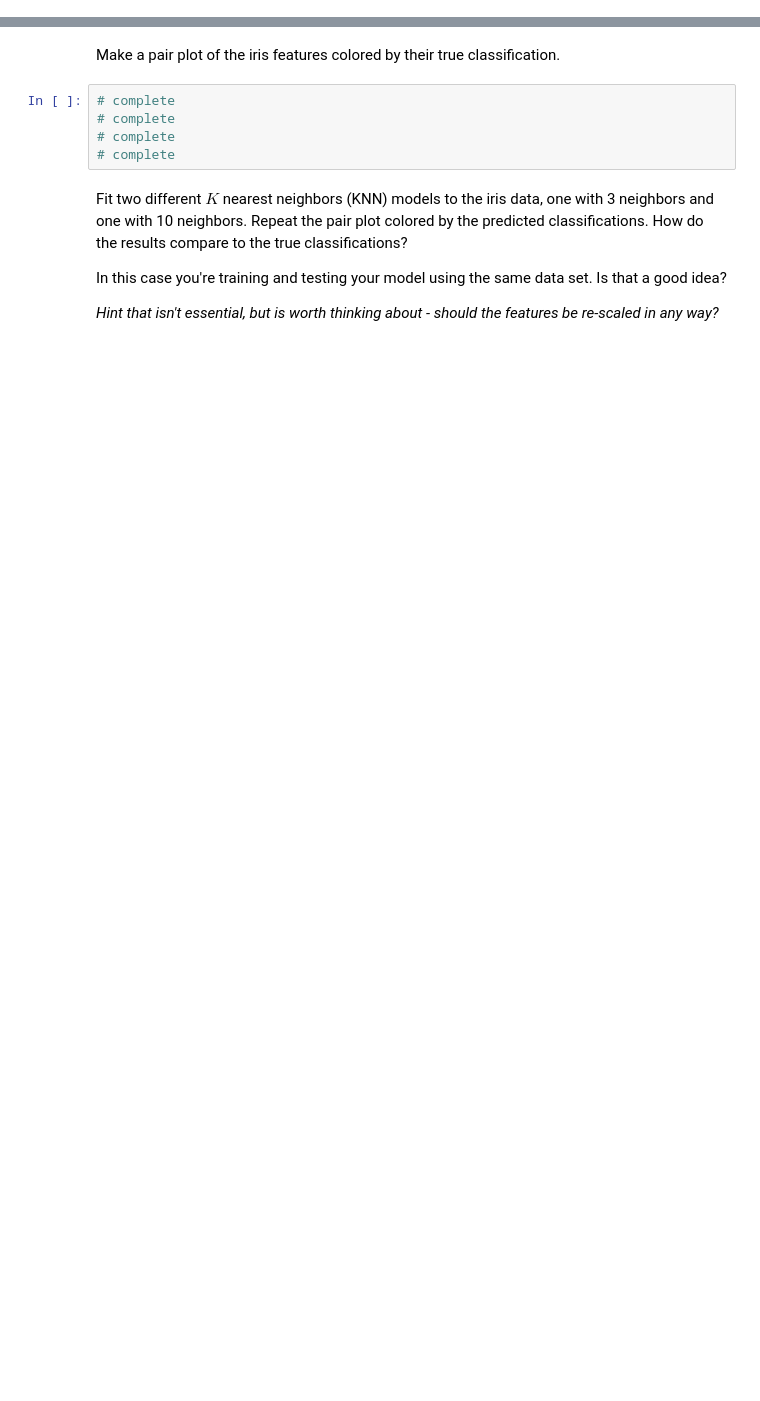
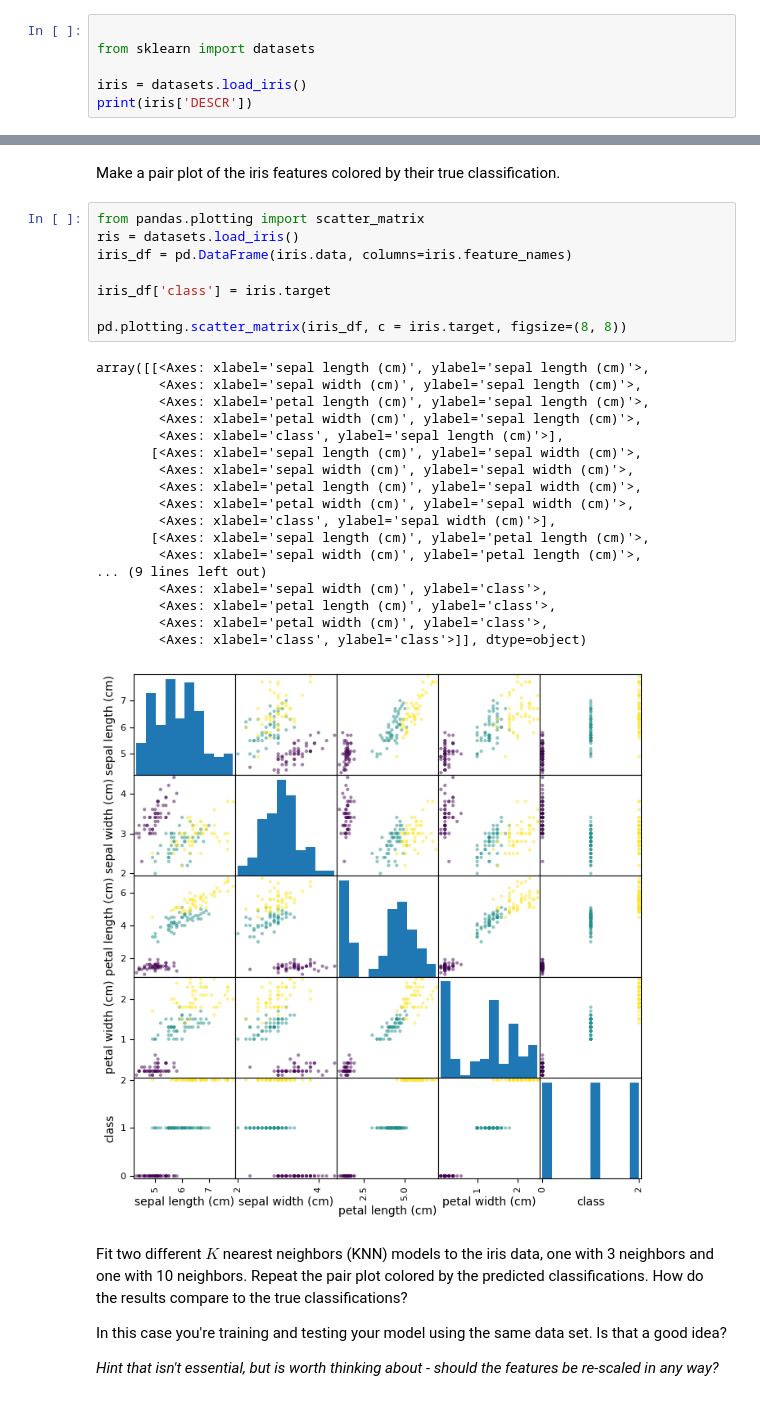
Before and after one commit to ASTR154/classification, a Jupyter notebook: classification.ipynb, the cells around one changed output, grey strips where cells are left out. Cells and saved outputs as stored; diff of their text form; blank space fills up the shorter version.

```diff
--- a/classification.ipynb
+++ b/classification.ipynb
@@ -16,0 +13,6 @@ Load the data set again. What are the names of the three species, and how many s
+# %%
+
+from sklearn import datasets
+
+iris = datasets.load_iris()
+print(iris['DESCR'])
@@ -17,10 +37,32 @@ Load the data set again. What are the names of the three species, and how many s
 # %% [markdown]
 Make a pair plot of the iris features colored by their true classification.
-# %%
-# complete
-# complete
-# complete
-# complete
+# %%
+from pandas.plotting import scatter_matrix
+ris = datasets.load_iris()
+iris_df = pd.DataFrame(iris.data, columns=iris.feature_names)
+
+iris_df['class'] = iris.target
+
+pd.plotting.scatter_matrix(iris_df, c = iris.target, figsize=(8, 8))
+# %% [output]
+array([[<Axes: xlabel='sepal length (cm)', ylabel='sepal length (cm)'>,
+        <Axes: xlabel='sepal width (cm)', ylabel='sepal length (cm)'>,
+        <Axes: xlabel='petal length (cm)', ylabel='sepal length (cm)'>,
+        <Axes: xlabel='petal width (cm)', ylabel='sepal length (cm)'>,
+        <Axes: xlabel='class', ylabel='sepal length (cm)'>],
+       [<Axes: xlabel='sepal length (cm)', ylabel='sepal width (cm)'>,
+        <Axes: xlabel='sepal width (cm)', ylabel='sepal width (cm)'>,
+        <Axes: xlabel='petal length (cm)', ylabel='sepal width (cm)'>,
+        <Axes: xlabel='petal width (cm)', ylabel='sepal width (cm)'>,
+        <Axes: xlabel='class', ylabel='sepal width (cm)'>],
+       [<Axes: xlabel='sepal length (cm)', ylabel='petal length (cm)'>,
+        <Axes: xlabel='sepal width (cm)', ylabel='petal length (cm)'>,
+... (9 lines left out)
+        <Axes: xlabel='sepal width (cm)', ylabel='class'>,
+        <Axes: xlabel='petal length (cm)', ylabel='class'>,
+        <Axes: xlabel='petal width (cm)', ylabel='class'>,
+        <Axes: xlabel='class', ylabel='class'>]], dtype=object)
+[figure, added]
 # %% [markdown]
 Fit two different $K$ nearest neighbors (KNN) models to the iris data, one with 3 neighbors and one with 10 neighbors. Repeat the pair plot colored by the predicted classifications. How do the results compare to the true classifications?
 
```
Also changed, not shown: parts of 4 cells of this notebook.
